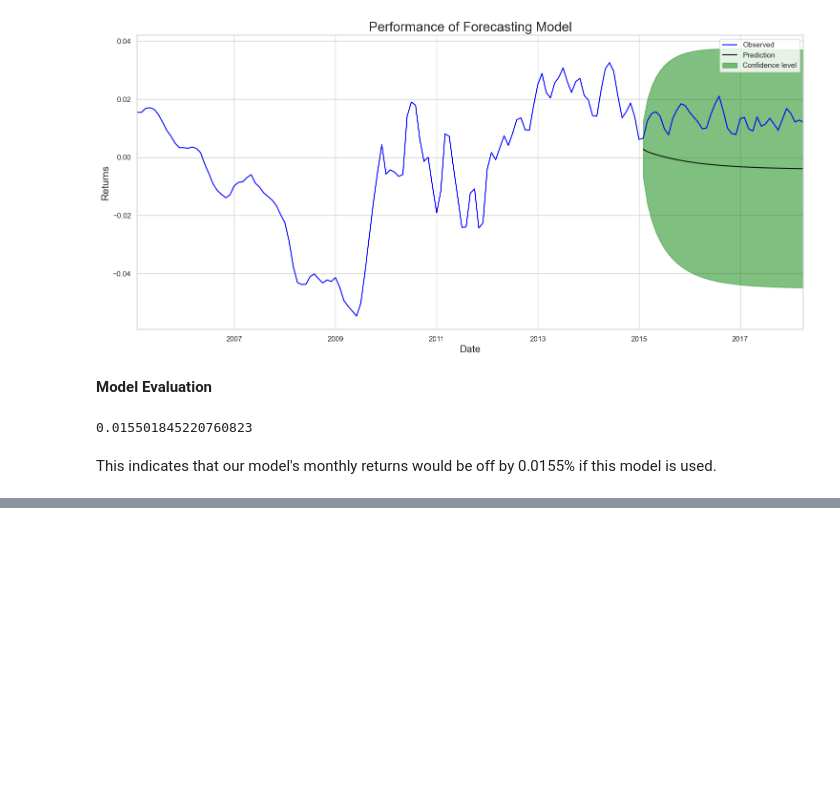
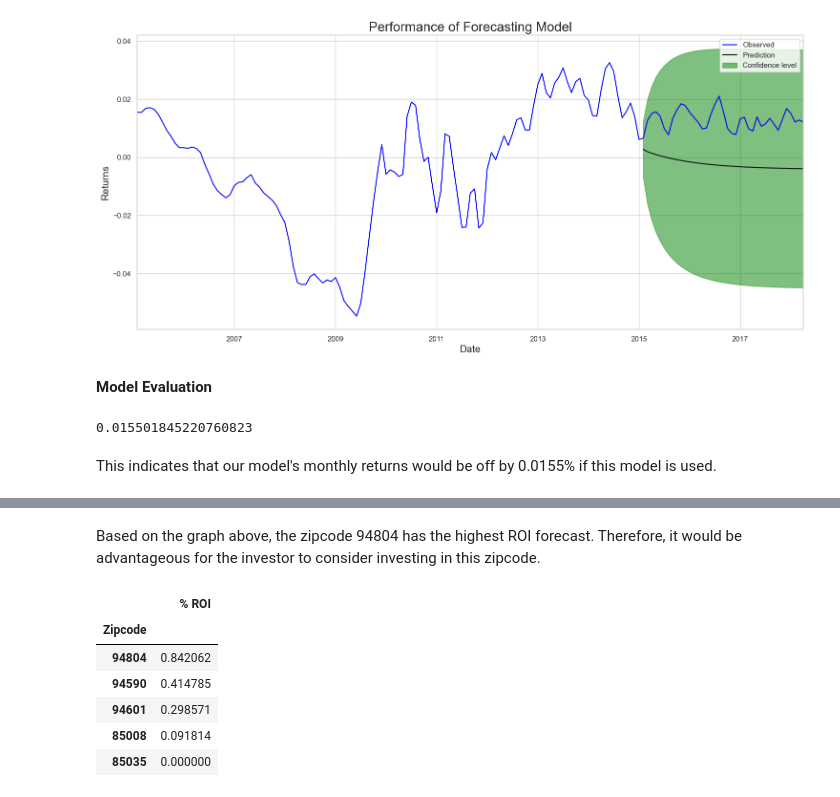
Before and after one commit to stanoff/dsc-project-time-series, a Jupyter notebook: Untitled.ipynb, the cells around one changed output, grey strips where cells are left out. Saved outputs shown, nothing was run; the diff lists cells and outputs as text; code cells hidden in the pictures; blank space fills up the shorter version.

```diff
--- a/Untitled.ipynb
+++ b/Untitled.ipynb
@@ -805,0 +947,20 @@ This indicates that our model's monthly returns would be off by 0.0155% if this
+# %% [markdown]
+Based on the graph above, the zipcode 94804 has the highest ROI forecast. Therefore, it would be advantageous for the investor to consider investing in this zipcode.
+# %%
+zip_roi_dict = {zipcode: zip_predictions[zipcode] for zipcode in top_zipcodes}
+
+# Convert the dictionary to a pandas dataframe and sort it by ROI values in descending order
+zip_roi_df = pd.DataFrame.from_dict(zip_roi_dict, orient='index', columns=['% ROI'])
+zip_roi_df = zip_roi_df.sort_values(by='% ROI', ascending=False)
+
+# Print the dataframe
+zip_roi_df.index.name = "Zipcode"
+zip_roi_df
+# %% [output]
+|  | % ROI |
+| Zipcode |  |
+| 94804 | 0.842062 |
+| 94590 | 0.414785 |
+| 94601 | 0.298571 |
+| 85008 | 0.091814 |
+| 85035 | 0.000000 |
```
Also changed, not shown: parts of 9 cells of this notebook.
